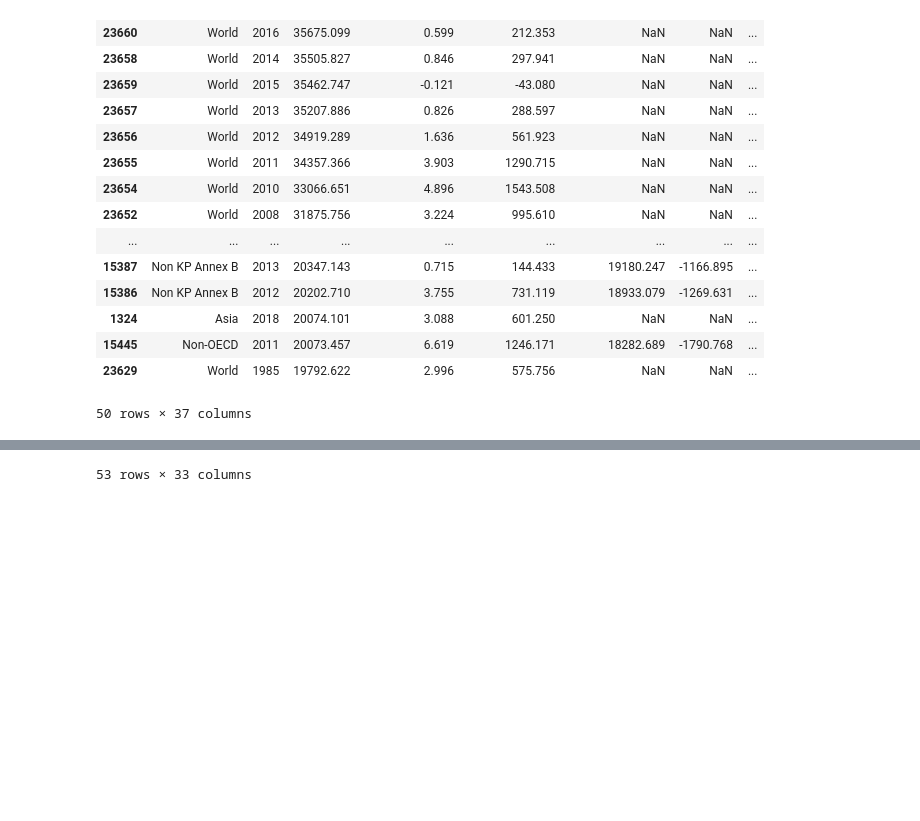
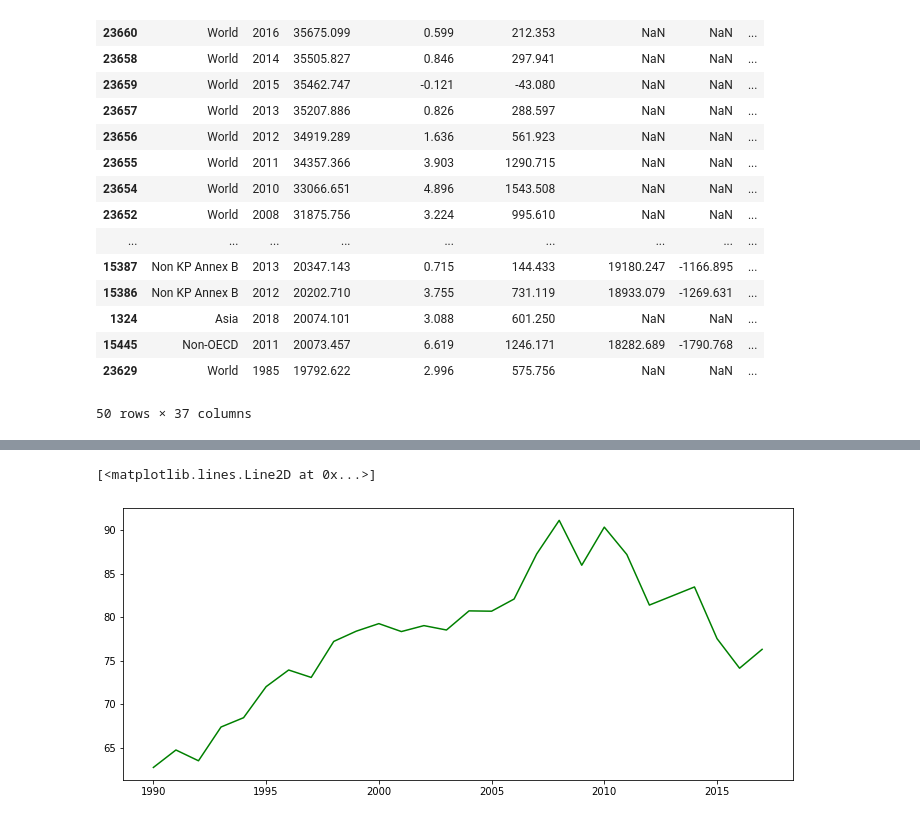
Before and after one commit to sarahgao22sg/Project1, a Jupyter notebook: CO2 Emissions Analysis_Country/CO2 Analysis Code.ipynb, the cells around one changed output, grey strips where cells are left out. Saved outputs shown, nothing was run; the diff lists cells and outputs as text; code cells hidden in the pictures; blank space fills up the shorter version.

```diff
--- a/CO2 Emissions Analysis_Country/CO2 Analysis Code.ipynb
+++ b/CO2 Emissions Analysis_Country/CO2 Analysis Code.ipynb
@@ -204,5 +204,10 @@ Co2_Emissions_country.to_csv("CO2 Emissions_world.csv",index=False)
 f_path=os.path.join("CO2 Emissions by state.xlsx")
 Co2_Emissions_bystate=pd.read_excel(f_path,header=None,index=False)
 Co2_Emissions_bystate=Co2_Emissions_bystate.dropna()
-Co2_Emissions_bystate
+Co2_Emissions_bystate=Co2_Emissions_bystate.transpose()
+Co2_Emissions_bystate=Co2_Emissions_bystate.rename(columns=Co2_Emissions_bystate.iloc[0])
+Co2_Emissions_bystate=Co2_Emissions_bystate.drop([0])
+Co2_Emissions_bystate=Co2_Emissions_bystate[0:28]
+fig,ax=plt.subplots(figsize=(12,5))
+ax.plot(Co2_Emissions_bystate.State,Co2_Emissions_bystate.Iowa,color="green",label="United States")
 # %% [output]
@@ -226 +214,2 @@ Co2_Emissions_bystate
-53 rows × 33 columns
+[<matplotlib.lines.Line2D at 0x...>]
+[figure, added]
```
Also changed, not shown: parts of 8 cells of this notebook, 4 other files.
